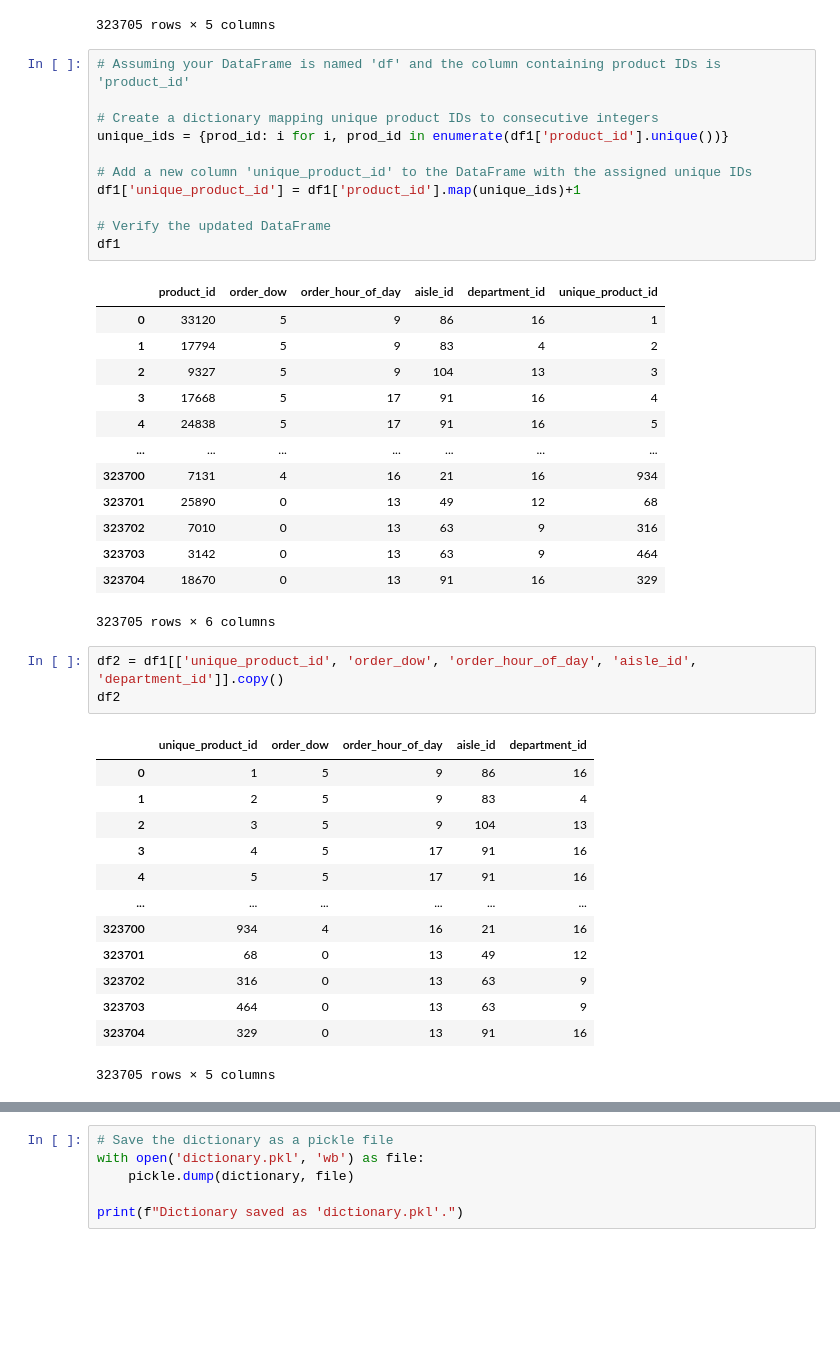
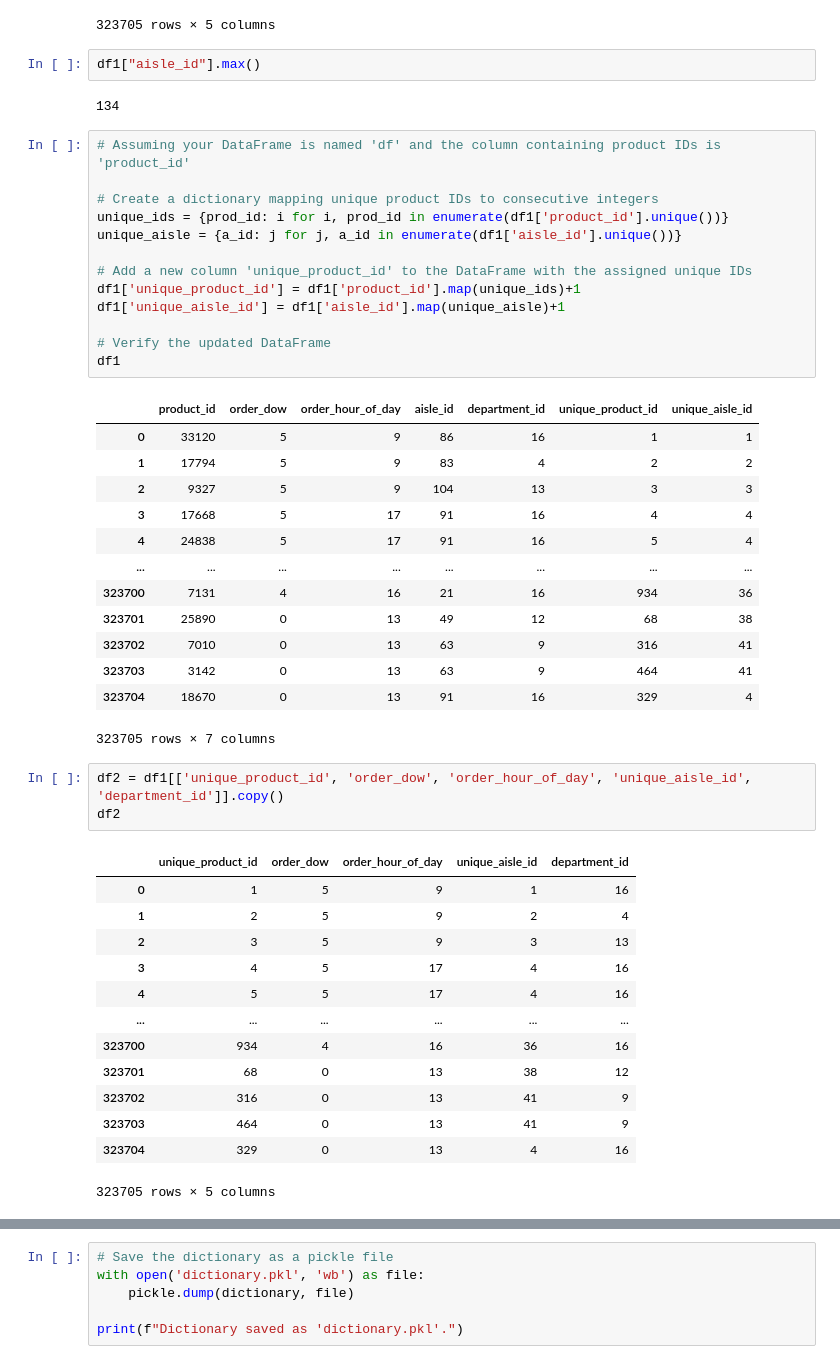
Before and after one commit to imageadhikari/food-recommender, a Jupyter notebook: preprocessing.ipynb, the cells around one changed output, grey strips where cells are left out. Drawn from its saved outputs; the diff is of its cells as text; blank space fills up the shorter version.

Commit message:
feat: new model after solving mapping issue
aisle_id and product_id was mapped onto a fixed range and model retrained

```diff
--- a/preprocessing.ipynb
+++ b/preprocessing.ipynb
@@ -117,47 +113,53 @@ df1
 | 323703 | 3142 | 0 | 13 | 63 | 9 |
 | 323704 | 18670 | 0 | 13 | 91 | 16 |
 323705 rows × 5 columns
+# %%
+df1["aisle_id"].max()
+# %% [output]
+134
 # %%
 # Assuming your DataFrame is named 'df' and the column containing product IDs is 'product_id'
 
 # Create a dictionary mapping unique product IDs to consecutive integers
 unique_ids = {prod_id: i for i, prod_id in enumerate(df1['product_id'].unique())}
+unique_aisle = {a_id: j for j, a_id in enumerate(df1['aisle_id'].unique())}
 
 # Add a new column 'unique_product_id' to the DataFrame with the assigned unique IDs
 df1['unique_product_id'] = df1['product_id'].map(unique_ids)+1
+df1['unique_aisle_id'] = df1['aisle_id'].map(unique_aisle)+1
 
 # Verify the updated DataFrame
 df1
 # %% [output]
-|  | product_id | order_dow | order_hour_of_day | aisle_id | department_id | unique_product_id |
-| 0 | 33120 | 5 | 9 | 86 | 16 | 1 |
-| 1 | 17794 | 5 | 9 | 83 | 4 | 2 |
-| 2 | 9327 | 5 | 9 | 104 | 13 | 3 |
-| 3 | 17668 | 5 | 17 | 91 | 16 | 4 |
-| 4 | 24838 | 5 | 17 | 91 | 16 | 5 |
-| ... | ... | ... | ... | ... | ... | ... |
-| 323700 | 7131 | 4 | 16 | 21 | 16 | 934 |
-| 323701 | 25890 | 0 | 13 | 49 | 12 | 68 |
-| 323702 | 7010 | 0 | 13 | 63 | 9 | 316 |
-| 323703 | 3142 | 0 | 13 | 63 | 9 | 464 |
-| 323704 | 18670 | 0 | 13 | 91 | 16 | 329 |
+|  | product_id | order_dow | order_hour_of_day | aisle_id | department_id | unique_product_id | unique_aisle_id |
+| 0 | 33120 | 5 | 9 | 86 | 16 | 1 | 1 |
+| 1 | 17794 | 5 | 9 | 83 | 4 | 2 | 2 |
+| 2 | 9327 | 5 | 9 | 104 | 13 | 3 | 3 |
+| 3 | 17668 | 5 | 17 | 91 | 16 | 4 | 4 |
+| 4 | 24838 | 5 | 17 | 91 | 16 | 5 | 4 |
+| ... | ... | ... | ... | ... | ... | ... | ... |
+| 323700 | 7131 | 4 | 16 | 21 | 16 | 934 | 36 |
+| 323701 | 25890 | 0 | 13 | 49 | 12 | 68 | 38 |
+| 323702 | 7010 | 0 | 13 | 63 | 9 | 316 | 41 |
+| 323703 | 3142 | 0 | 13 | 63 | 9 | 464 | 41 |
+| 323704 | 18670 | 0 | 13 | 91 | 16 | 329 | 4 |
-323705 rows × 6 columns
+323705 rows × 7 columns
 # %%
-df2 = df1[['unique_product_id', 'order_dow', 'order_hour_of_day', 'aisle_id', 'department_id']].copy()
+df2 = df1[['unique_product_id', 'order_dow', 'order_hour_of_day', 'unique_aisle_id', 'department_id']].copy()
 df2
 # %% [output]
-|  | unique_product_id | order_dow | order_hour_of_day | aisle_id | department_id |
-| 0 | 1 | 5 | 9 | 86 | 16 |
-| 1 | 2 | 5 | 9 | 83 | 4 |
-| 2 | 3 | 5 | 9 | 104 | 13 |
-| 3 | 4 | 5 | 17 | 91 | 16 |
-| 4 | 5 | 5 | 17 | 91 | 16 |
+|  | unique_product_id | order_dow | order_hour_of_day | unique_aisle_id | department_id |
+| 0 | 1 | 5 | 9 | 1 | 16 |
+| 1 | 2 | 5 | 9 | 2 | 4 |
+| 2 | 3 | 5 | 9 | 3 | 13 |
+| 3 | 4 | 5 | 17 | 4 | 16 |
+| 4 | 5 | 5 | 17 | 4 | 16 |
 | ... | ... | ... | ... | ... | ... |
-| 323700 | 934 | 4 | 16 | 21 | 16 |
-| 323701 | 68 | 0 | 13 | 49 | 12 |
-| 323702 | 316 | 0 | 13 | 63 | 9 |
-| 323703 | 464 | 0 | 13 | 63 | 9 |
-| 323704 | 329 | 0 | 13 | 91 | 16 |
+| 323700 | 934 | 4 | 16 | 36 | 16 |
+| 323701 | 68 | 0 | 13 | 38 | 12 |
+| 323702 | 316 | 0 | 13 | 41 | 9 |
+| 323703 | 464 | 0 | 13 | 41 | 9 |
+| 323704 | 329 | 0 | 13 | 4 | 16 |
 323705 rows × 5 columns
 # %%
 df2.rename(columns= {'unique_product_id': 'product_id'}, inplace=True)
```
Also changed, not shown: parts of 8 cells of this notebook, 6 other files.
